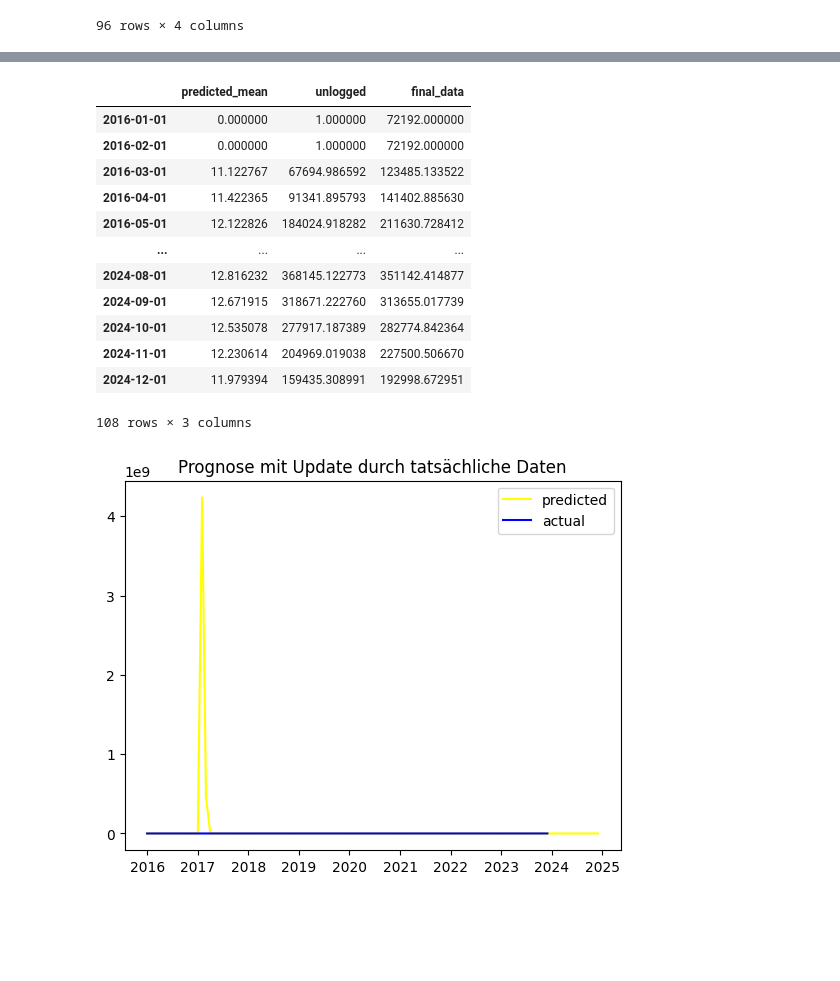
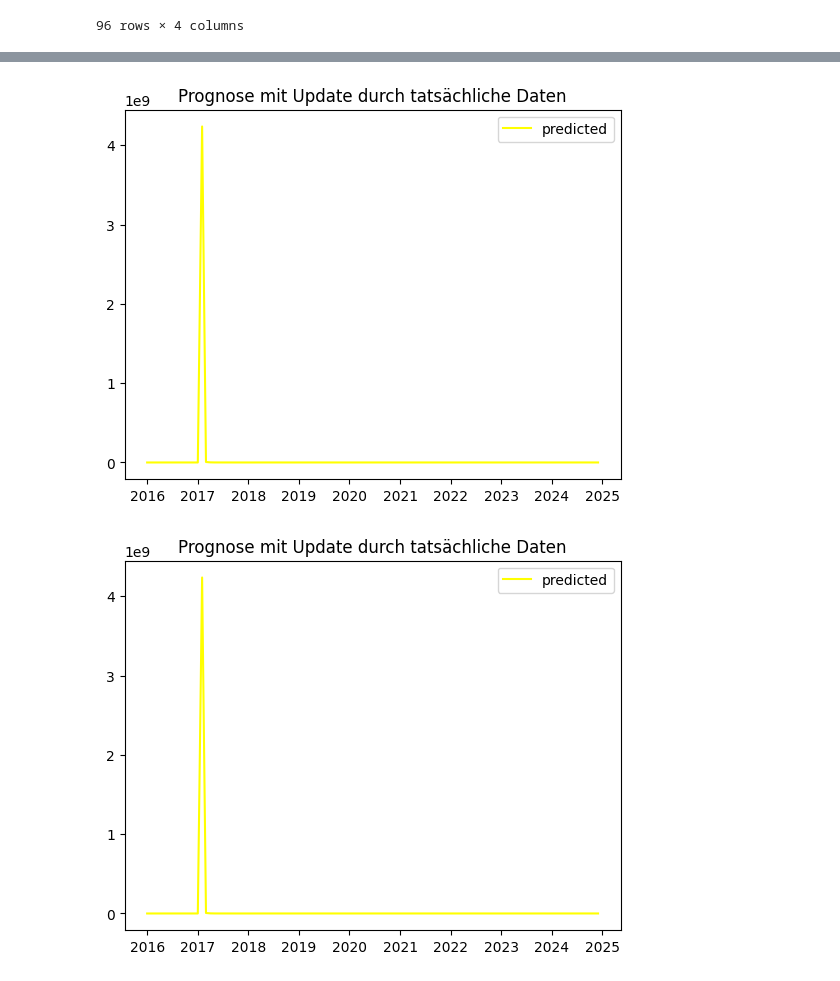
Before and after one commit to wooloflettuce/bonn-bike-count, a Jupyter notebook: ARIMA/Kennedybrücke/monatlich.ipynb, the cells around one changed output, grey strips where cells are left out. Saved outputs shown, nothing was run; the diff lists cells and outputs as text; code cells hidden in the pictures; blank space fills up the shorter version.

```diff
--- a/ARIMA/Kennedybrücke/monatlich.ipynb
+++ b/ARIMA/Kennedybrücke/monatlich.ipynb
@@ -38,10 +38,3 @@ p-value = 0.0000
 #probiere logged first differences
 from sklearn.preprocessing import MinMaxScaler
 import numpy as np
-maximum = max(df[header])
-scaler = MinMaxScaler(feature_range=(1,maximum))
-data = df[[header]]
-model=scaler.fit(data)
-scaled_data=model.transform(data)
-df['scaled'] = scaled_data
-df['log'] = np.log(df['scaled'])
@@ -72,5 +40,0 @@ plt.plot(df_train.loc[:,'differences'] )
-# %%
-df['first_logged_diff'] = df['log'].diff().dropna()
-
-plt.plot(df['first_logged_diff'], color='orange')
-plt.show()
@@ -437,47 +495,35 @@ Try using .loc[row_indexer,col_indexer] = value instead
 See the caveats in the documentation: https://pandas.pydata.org/pandas-docs/stable/user_guide/indexing.html#returning-a-view-versus-a-copy
   df_test_seas.loc[:, 'predicted'] = y_pred_no_update.loc[start_date:end_date, 'new_predict']
 # %%
-arima = SARIMAX(df_train_seas['log'], order=(1, 1, 0),
-                  seasonal_order=(0, 1, 2, seasonal), freq='MS')
+arima = SARIMAX(df_train_seas['log'], order=(0, 1, 1),
+                  seasonal_order=(0, 1, [0, 1], seasonal), freq='MS')
 result = arima.fit()
 #print(result.summary())
-model = SARIMAX(df_month['log'], order=(1, 1, 0),
-                  seasonal_order=(0, 1, 2, seasonal), freq='MS')
+model = SARIMAX(df_month['log'], order=(0, 1, 1),
+                  seasonal_order=(0, 1, [0, 1], seasonal), freq='MS')
 result_new = model.filter(result.params)
 y_pred_test = result_new.predict(start='2016-01-01', end='2024-12-01')
 
 tmp = pd.DataFrame(y_pred_test)
 tmp['unlogged'] = np.exp(tmp['predicted_mean'])
 tmp['final_data'] = scaler.inverse_transform(tmp[['unlogged']])
-tmp
-# %% [output]
-|  | predicted_mean | unlogged | final_data |
-| 2016-01-01 | 0.000000 | 1.000000 | 72192.000000 |
-| 2016-02-01 | 0.000000 | 1.000000 | 72192.000000 |
-| 2016-03-01 | 11.122767 | 67694.986592 | 123485.133522 |
-| 2016-04-01 | 11.422365 | 91341.895793 | 141402.885630 |
-| 2016-05-01 | 12.122826 | 184024.918282 | 211630.728412 |
-| ... | ... | ... | ... |
-| 2024-08-01 | 12.816232 | 368145.122773 | 351142.414877 |
-| 2024-09-01 | 12.671915 | 318671.222760 | 313655.017739 |
-| 2024-10-01 | 12.535078 | 277917.187389 | 282774.842364 |
-| 2024-11-01 | 12.230614 | 204969.019038 | 227500.506670 |
-| 2024-12-01 | 11.979394 | 159435.308991 | 192998.672951 |
-108 rows × 3 columns
 # %%
 # Mergen der Daten
 df_r = pd.concat([df_train_seas, tmp], axis=1)
 
 df_r[header] = df_r[header].fillna(df_r['final_data'])
 df_r = pd.DataFrame(df_r)
 df_r.index = pd.to_datetime(df_r.index)
 start_date = '2016-01-01'
 end_date = '2024-12-01'
 plt.title('Prognose mit Update durch tatsächliche Daten')
 plt.plot(df_r.loc[start_date:end_date, 'final_data'],
            color='yellow', label='predicted')
+plt.legend()
+plt.show()
 plt.plot(df_month.loc[start_date:'2023-12-31', header], color='blue', label='actual')
 plt.legend()
 plt.show()
 # %% [output]
-[figure, old version]
+[figure, new version]
+[figure, added]
```
Also changed, not shown: parts of 32 cells of this notebook, 2 other files.
